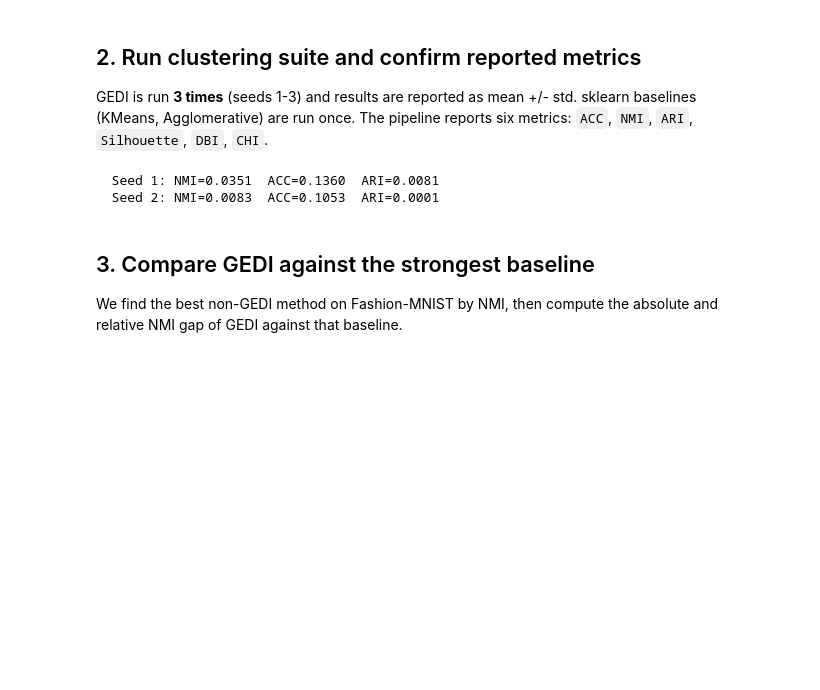
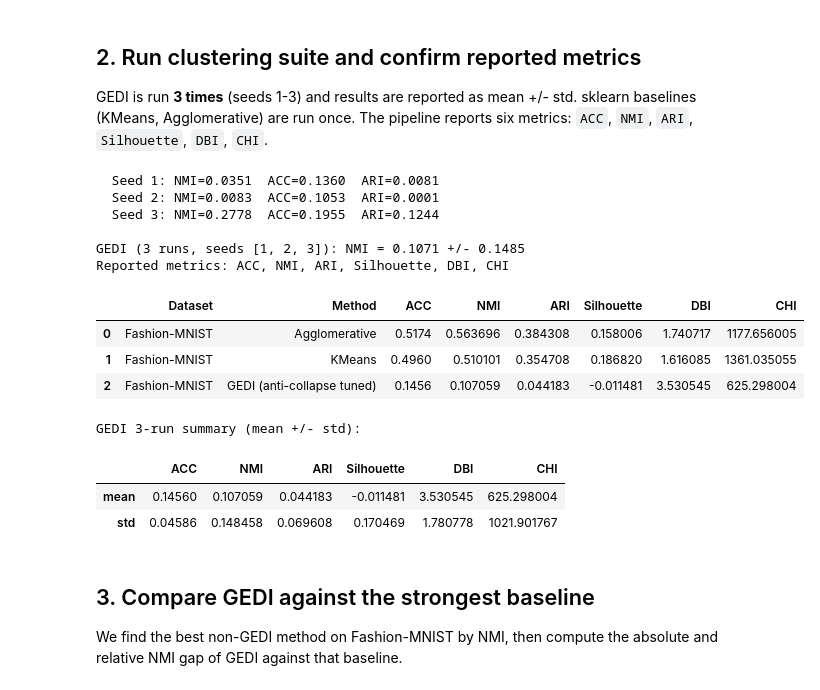
Before and after one commit to hvpng/GEDI---Lab-3, a Jupyter notebook: notebooks/03_new_dataset_evaluation.ipynb, the cells around one changed output. Drawn from its saved outputs; the diff is of its cells as text; code cells hidden in the pictures; blank space fills up the shorter version.

```diff
--- a/notebooks/03_new_dataset_evaluation.ipynb
+++ b/notebooks/03_new_dataset_evaluation.ipynb
@@ -112,34 +112,46 @@ for seed in SEEDS:
     scores = evaluate_clustering(X_scaled, y_fmnist, y_pred)
     gedi_run_rows.append({'Seed': seed, **scores})
     print(f"  Seed {seed}: NMI={scores['NMI']:.4f}  ACC={scores['ACC']:.4f}  ARI={scores['ARI']:.4f}")
     if scores['NMI'] > gedi_best_nmi:
         gedi_best_nmi = scores['NMI']
         gedi_best_pred = y_pred
 
 gedi_run_df = pd.DataFrame(gedi_run_rows)
 gedi_mean = gedi_run_df[metric_columns].mean()
 gedi_std  = gedi_run_df[metric_columns].std()
 print(f"\nGEDI ({N_RUNS} runs, seeds {SEEDS}): NMI = {gedi_mean['NMI']:.4f} +/- {gedi_std['NMI']:.4f}")
 
 # -- Combined results table -----------------------------------------------------
-gedi_summary_row = {'Dataset': 'Fashion-MNIST', 'Method': 'GEDI (anti-collapse tuned)'}
+gedi_summary_row = {'Dataset': 'Fashion-MNIST', 'Method': 'GEDI'}
 for col in metric_columns:
     gedi_summary_row[col] = gedi_mean[col]
 
 table = pd.DataFrame(sklearn_rows + [gedi_summary_row])
 table = table.sort_values('NMI', ascending=False).reset_index(drop=True)
 
 gedi_pred_fmnist = gedi_best_pred
 pca_2d = PCA(n_components=2, random_state=0).fit_transform(X_fmnist)
 
 print('Reported metrics:', ', '.join(metric_columns))
 display(table[['Dataset', 'Method', *metric_columns]])
 
 print('\nGEDI 3-run summary (mean +/- std):')
 display(pd.DataFrame({'mean': gedi_mean, 'std': gedi_std}).T)
 # %% [output]
   Seed 1: NMI=0.0351  ACC=0.1360  ARI=0.0081
   Seed 2: NMI=0.0083  ACC=0.1053  ARI=0.0001
+  Seed 3: NMI=0.2778  ACC=0.1955  ARI=0.1244
+
+GEDI (3 runs, seeds [1, 2, 3]): NMI = 0.1071 +/- 0.1485
+Reported metrics: ACC, NMI, ARI, Silhouette, DBI, CHI
+|  | Dataset | Method | ACC | NMI | ARI | Silhouette | DBI | CHI |
+| 0 | Fashion-MNIST | Agglomerative | 0.5174 | 0.563696 | 0.384308 | 0.158006 | 1.740717 | 1177.656005 |
+| 1 | Fashion-MNIST | KMeans | 0.4960 | 0.510101 | 0.354708 | 0.186820 | 1.616085 | 1361.035055 |
+| 2 | Fashion-MNIST | GEDI (anti-collapse tuned) | 0.1456 | 0.107059 | 0.044183 | -0.011481 | 3.530545 | 625.298004 |
+GEDI 3-run summary (mean +/- std):
+|  | ACC | NMI | ARI | Silhouette | DBI | CHI |
+| mean | 0.14560 | 0.107059 | 0.044183 | -0.011481 | 3.530545 | 625.298004 |
+| std | 0.04586 | 0.148458 | 0.069608 | 0.170469 | 1.780778 | 1021.901767 |
 # %% [markdown]
 ## 3. Compare GEDI against the strongest baseline
 We find the best non-GEDI method on Fashion-MNIST by NMI, then compute the absolute and relative NMI gap of GEDI against that baseline.
```
Also changed, not shown: parts of 2 cells of this notebook, 2 other files.
